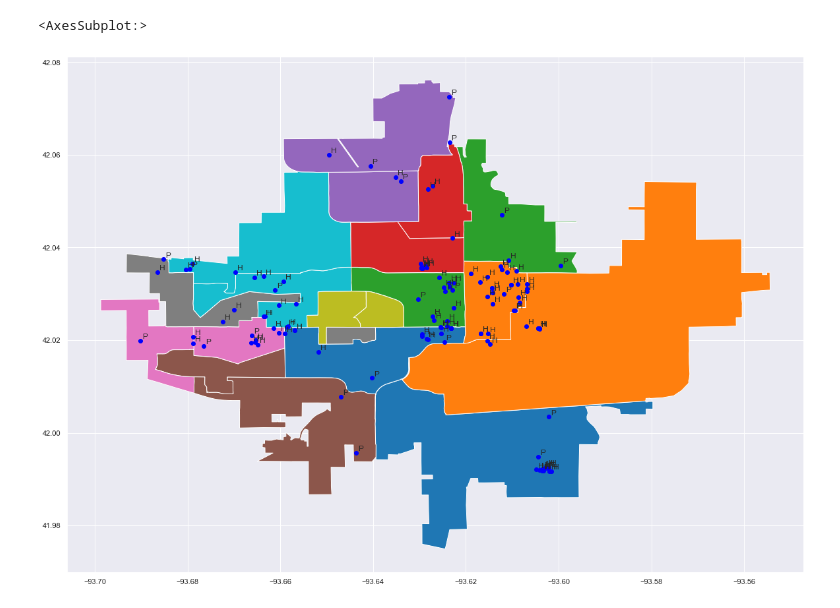
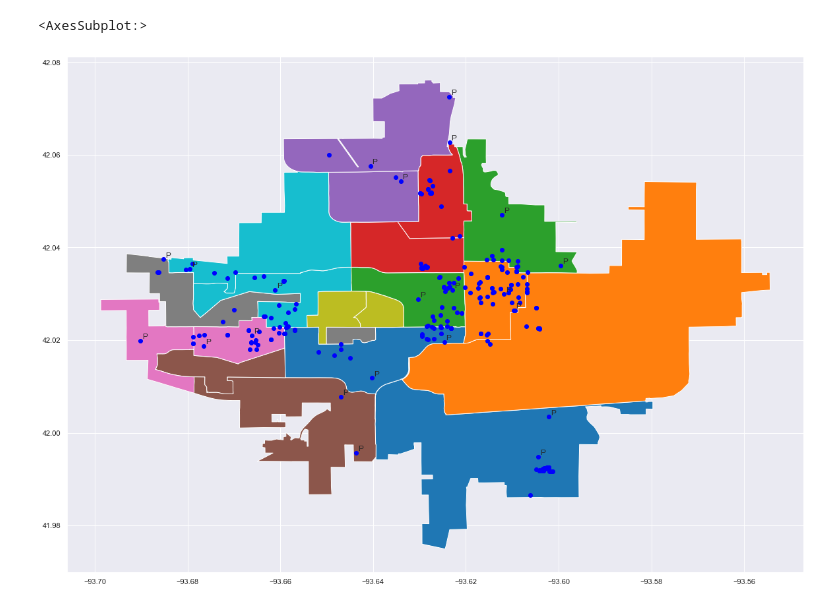
Before and after one commit to sharathc10/ames-predict, a Jupyter notebook: chitra/Visualization Variables.ipynb, the cells around one changed output. Cells and saved outputs as stored; diff of their text form; code cells hidden in the pictures.

```diff
--- a/chitra/Visualization Variables.ipynb
+++ b/chitra/Visualization Variables.ipynb
@@ -11,9 +11,8 @@ import geopandas as gp
 from shapely.geometry import Point, Polygon
 # %%
 import CustomPipeline as cp
-imputedHousingData=cp.clean('./data/Ames_Housing_Price_Data.csv')
+imputedHousingData=pd.read_csv("./data/predictedSalePrice.csv")
 sns.set(rc={'figure.figsize':(14,10)})
-imputedHousingData['logSalePrice']=np.log(imputedHousingData['SalePrice'])
 # %%
 shapefile = './location_mapping/Ames/Ames Precincts.shp'
 df_neighbourhoods=gp.read_file(shapefile)
@@ -54,26 +55,26 @@ def convert_longitude(coordinate):
 imputedHousingData_map["latitude"]=imputedHousingData_map['coord'].apply(convert_latitude)
 imputedHousingData_map["longitude"]=imputedHousingData_map['coord'].apply(convert_longitude)
 # %%
-cheapest_100_homes=imputedHousingData_map[imputedHousingData_map.SalePrice<=85000]
+cheapest_200_homes=imputedHousingData_map[imputedHousingData_map.SalePrice<=100000]
 # %%
 parknames=parkData[0].tolist()
 parklatitudes=parkData[1].tolist()
 parklongitudes=parkData[2].tolist()
 # %%
 amesPoints = pd.DataFrame({
-    'Point':cheapest_100_homes['PID'].tolist()+parknames[0:25],
-    'Latitude':cheapest_100_homes['latitude'].tolist()+parklatitudes[0:25],
-    'Longitude':cheapest_100_homes['longitude'].tolist()+parklongitudes[0:25]
+    'Point':cheapest_200_homes['PID'].tolist()+parknames[0:25],
+    'Latitude':cheapest_200_homes['latitude'].tolist()+parklatitudes[0:25],
+    'Longitude':cheapest_200_homes['longitude'].tolist()+parklongitudes[0:25]
 })
 gdf = gp.GeoDataFrame(amesPoints, geometry=gp.points_from_xy(amesPoints.Longitude, amesPoints.Latitude))
 ax=df_neighbourhoods.plot(column="NAME", cmap=None,figsize=(20, 20))
 
 for x, y, label in zip(gdf.geometry.x, gdf.geometry.y, gdf.Point):
     if type(label)==str and label.find("Park")>-1:
         ax.annotate("P", xy=(x, y), xytext=(3, 3), textcoords="offset points")
     else:
-        ax.annotate("H", xy=(x, y), xytext=(3, 3), textcoords="offset points")
+        ax.annotate("", xy=(x, y), xytext=(3, 3), textcoords="offset points")
 gdf.plot(ax=ax,color="blue")
 # %% [output]
 <AxesSubplot:>
-[figure, old version]
+[figure, new version]
```
Also changed, not shown: parts of 6 cells of this notebook, 1 other file.
